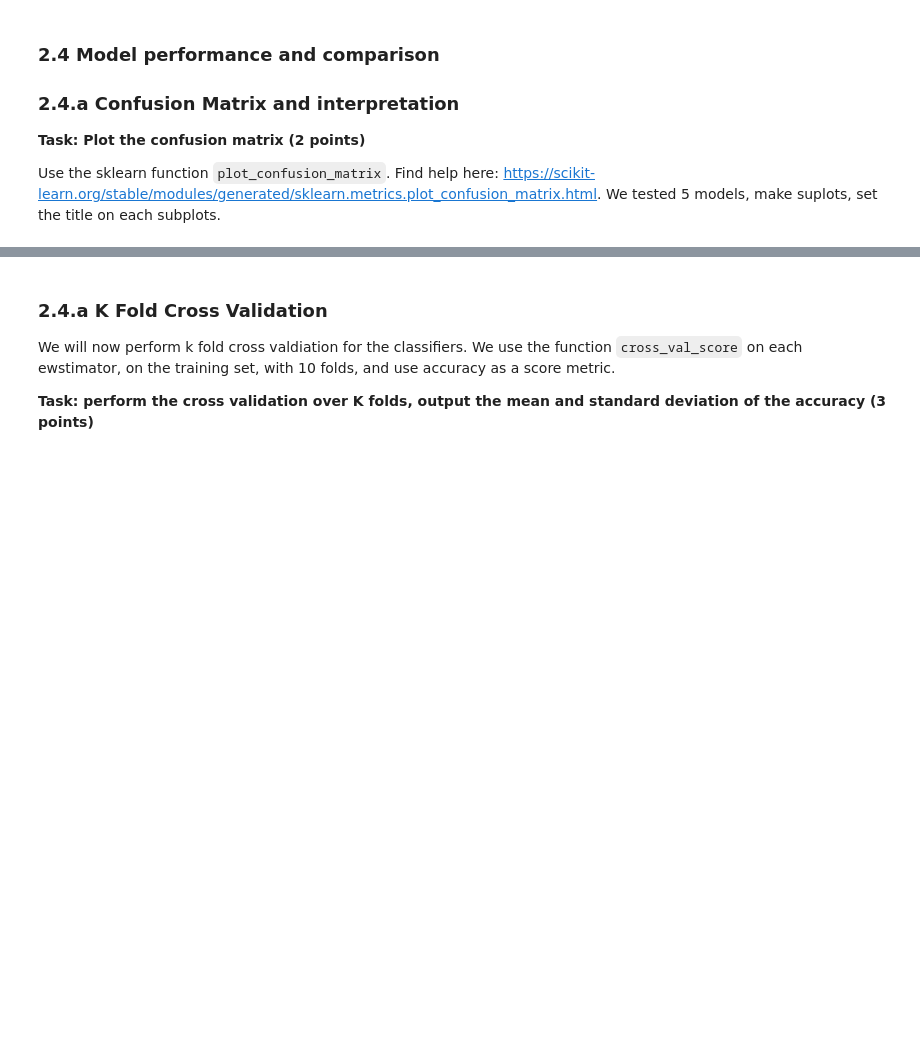
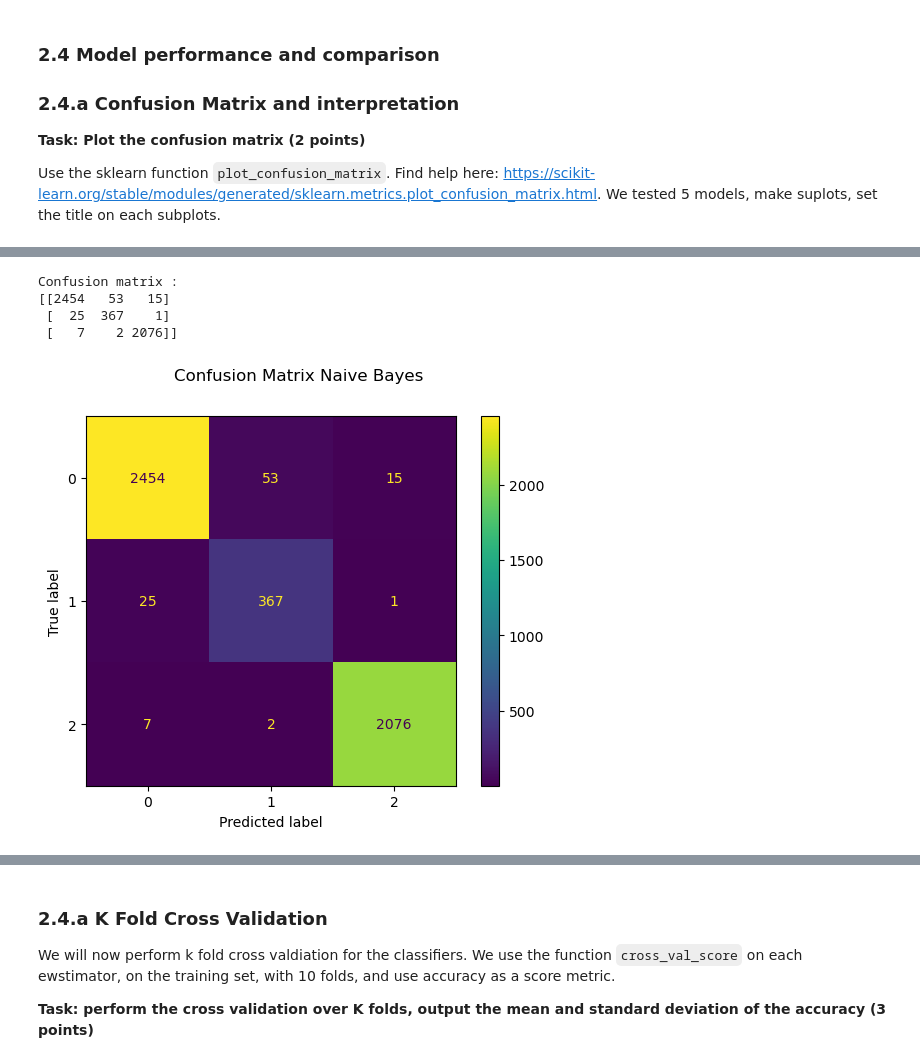
Before and after one commit to UW-ESS-DS/MLGeo2022_velgueta, a Jupyter notebook: Homework7/homework7.ipynb, the cells around one changed output, grey strips where cells are left out. Drawn from its saved outputs; the diff is of its cells as text; code cells hidden in the pictures; blank space fills up the shorter version.

```diff
--- a/Homework7/homework7.ipynb
+++ b/Homework7/homework7.ipynb
@@ -693,0 +715,13 @@ sklearn.metrics.plot_confusion_matrix(estimator, X, y_true, *, labels=None, samp
+# %%
+# plot the confusion matrix
+from sklearn.metrics import plot_confusion_matrix
+disp = metrics.plot_confusion_matrix(gb_clf,X_test_gnb, y_test_gnb)
+disp.figure_.suptitle("Confusion Matrix Naive Bayes")
+print(f"Confusion matrix :\n{disp.confusion_matrix}")
+plt.show()
+# %% [output]
+Confusion matrix :
+[[2454   53   15]
+ [  25  367    1]
+ [   7    2 2076]]
+[figure, added]
```
Also changed, not shown: parts of 16 cells of this notebook.
